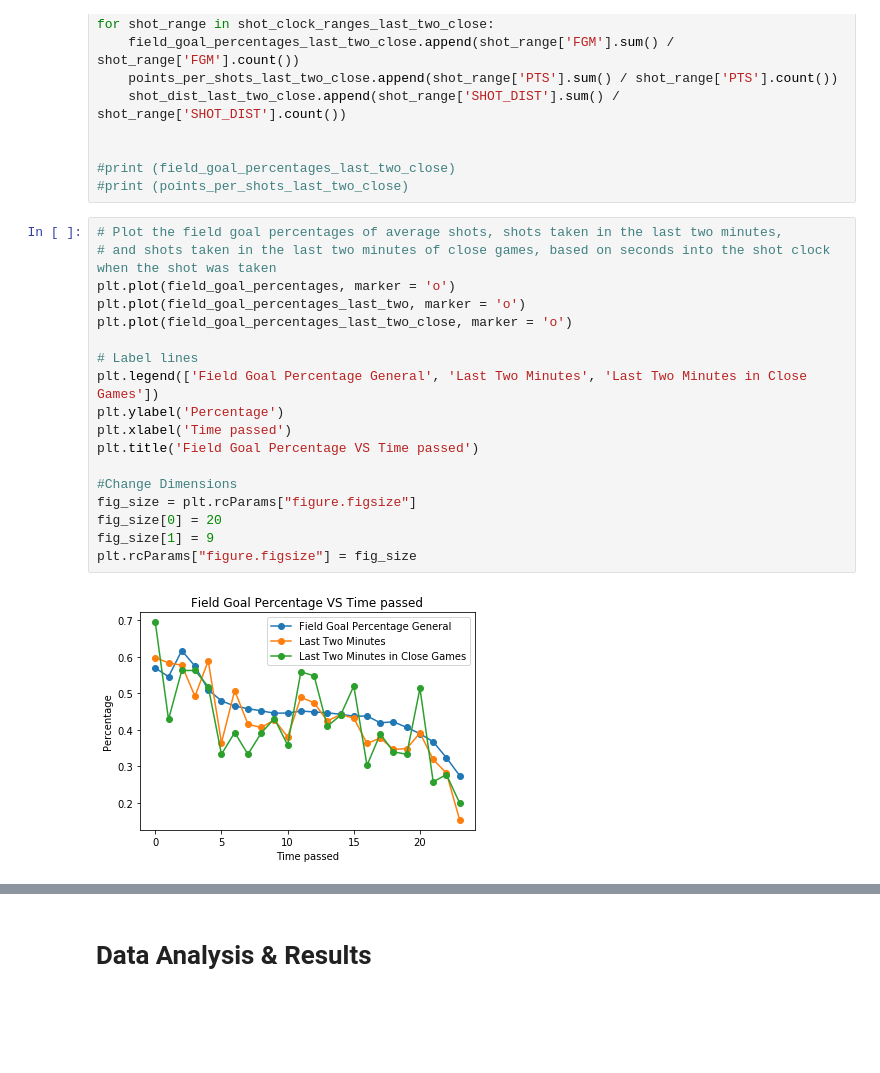
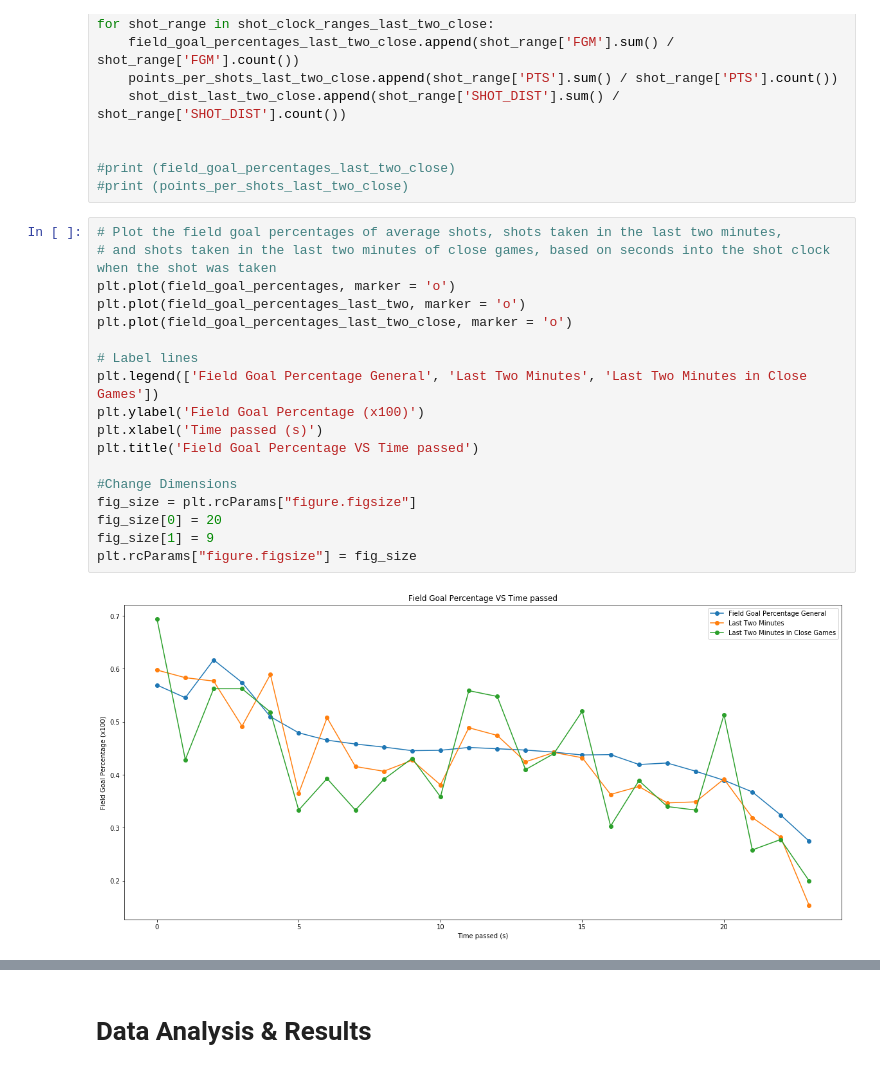
Before and after one commit to thomastangerine/COGS_108_Final, a Jupyter notebook: FinalProject.ipynb, the cells around one changed output, grey strips where cells are left out. Saved outputs shown, nothing was run; the diff lists cells and outputs as text; blank space fills up the shorter version.

```diff
--- a/FinalProject.ipynb
+++ b/FinalProject.ipynb
@@ -353,23 +353,23 @@ for shot_range in shot_clock_ranges_last_two_close:
 # %%
 # Plot the field goal percentages of average shots, shots taken in the last two minutes,
 # and shots taken in the last two minutes of close games, based on seconds into the shot clock when the shot was taken
 plt.plot(field_goal_percentages, marker = 'o')
 plt.plot(field_goal_percentages_last_two, marker = 'o')
 plt.plot(field_goal_percentages_last_two_close, marker = 'o')
 
 # Label lines
 plt.legend(['Field Goal Percentage General', 'Last Two Minutes', 'Last Two Minutes in Close Games'])
-plt.ylabel('Percentage')
-plt.xlabel('Time passed')
+plt.ylabel('Field Goal Percentage (x100)')
+plt.xlabel('Time passed (s)')
 plt.title('Field Goal Percentage VS Time passed')
 
 #Change Dimensions
 fig_size = plt.rcParams["figure.figsize"]
 fig_size[0] = 20
 fig_size[1] = 9
 plt.rcParams["figure.figsize"] = fig_size
 # %% [output]
-[figure, old version]
+[figure, new version]
 # %%
 # Plot the points per shot of average shots, shots taken in the last two minutes,
 # and shots taken in the last two minutes of close games, based on seconds into the shot clock when the shot was taken
```
Also changed, not shown: parts of 9 cells of this notebook.
